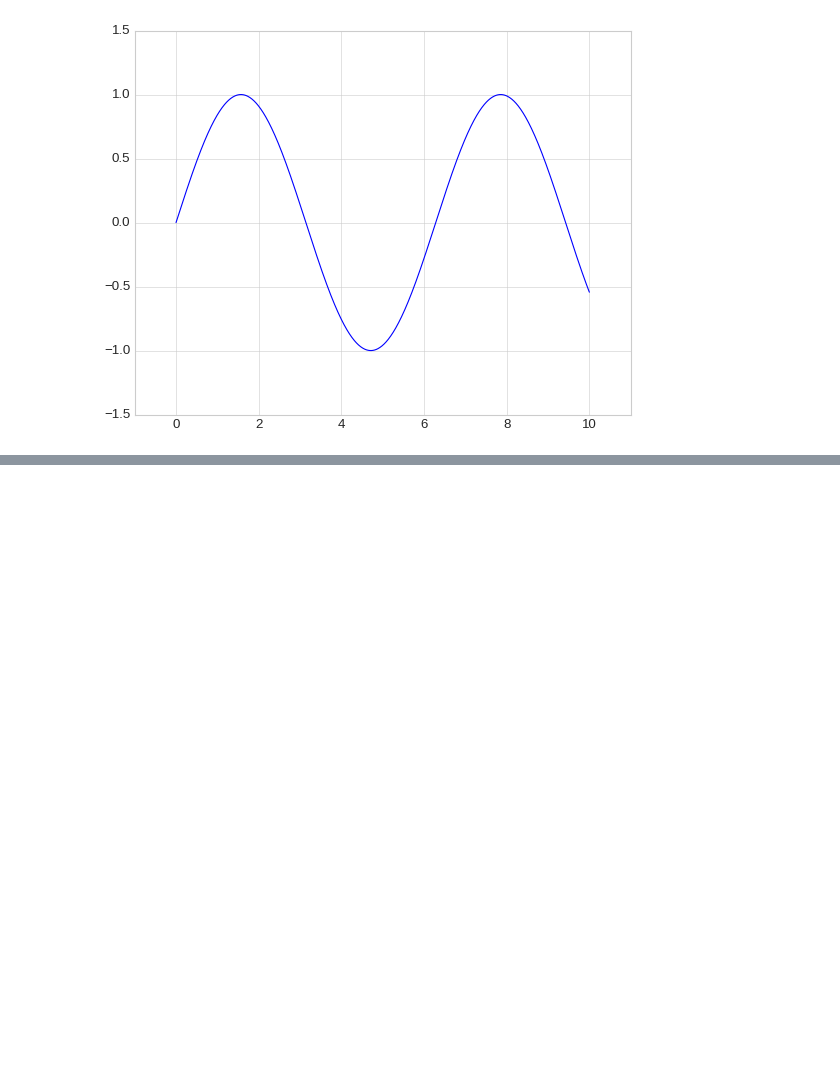
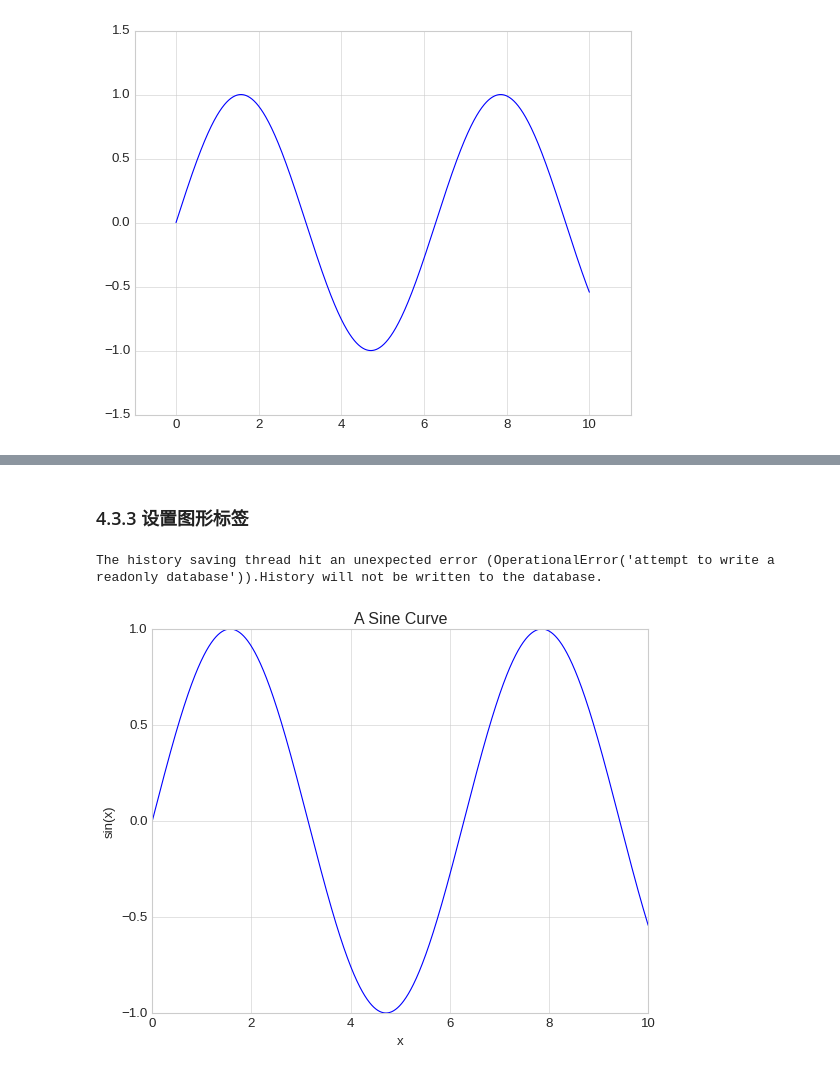
Before and after one commit to hexu1985/python-data-science-examples, a Jupyter notebook: Python.Data.Science.Handbook/code/chapter-04/chapter04.ipynb, the cells around one changed output, grey strips where cells are left out. Cells and saved outputs as stored; diff of their text form; code cells hidden in the pictures; blank space fills up the shorter version.

```diff
--- a/Python.Data.Science.Handbook/code/chapter04.ipynb
+++ b/Python.Data.Science.Handbook/code/chapter-04/chapter04.ipynb
@@ -183,0 +196,11 @@ plt.show()
+# %% [markdown]
+### 4.3.3 设置图形标签
+# %%
+plt.plot(x, np.sin(x))
+plt.title("A Sine Curve")
+plt.xlabel("x")
+plt.ylabel("sin(x)")
+plt.show()
+# %% [output]
+The history saving thread hit an unexpected error (OperationalError('attempt to write a readonly database')).History will not be written to the database.
+[figure, added]
```
Also changed, not shown: parts of 5 cells of this notebook, 1 other file.
